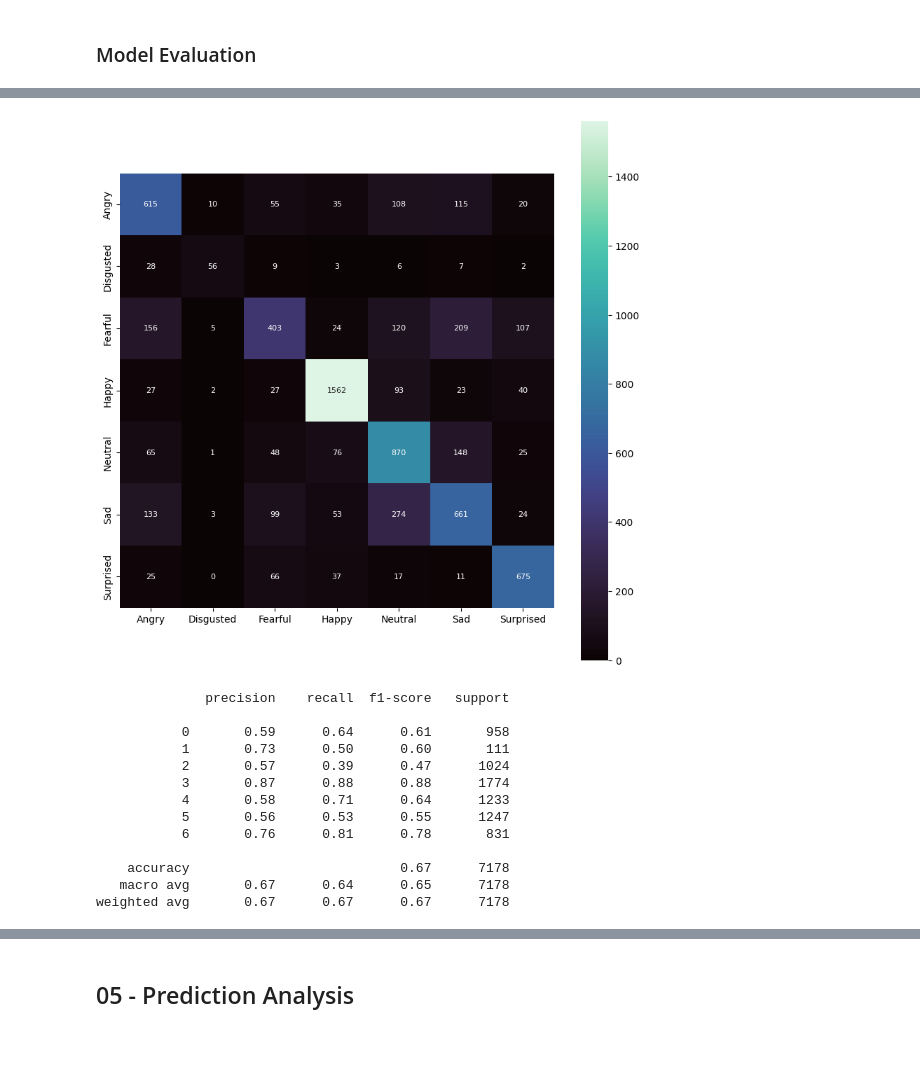
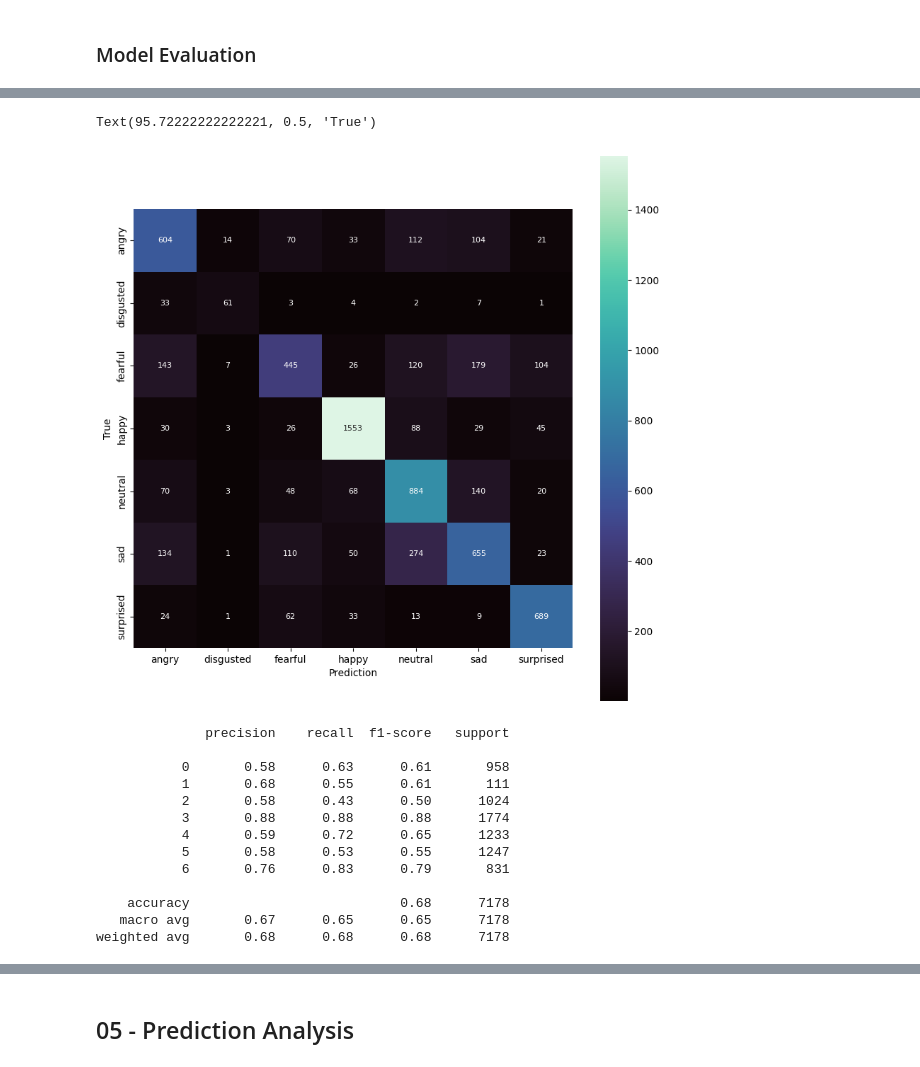
Before and after one commit to ediashta/Facial-Expression-CNN, a Jupyter notebook: h8dsft_P2M2_ediashta.ipynb, the cells around one changed output, grey strips where cells are left out. Saved outputs shown, nothing was run; the diff lists cells and outputs as text; code cells hidden in the pictures.

Commit message:
commit final model

```diff
--- a/h8dsft_P2M2_ediashta.ipynb
+++ b/h8dsft_P2M2_ediashta.ipynb
@@ -714,7 +715,7 @@ def build_model():
 
         model.add(
         Dense(
-        128,
+        512,
         activation='elu',
         kernel_initializer='he_normal',
         name='dense_1'
@@ -723,6 +724,18 @@ def build_model():
         model.add(BatchNormalization(name='batchnorm_7'))
 
         model.add(Dropout(0.6, name='dropout_4'))
+
+        model.add(
+        Dense(
+        256,
+        activation='elu',
+        kernel_initializer='he_normal',
+        name='dense_2'
+        )
+        )
+        model.add(BatchNormalization(name='batchnorm_8'))
+
+        model.add(Dropout(0.6, name='dropout_5'))
 
         model.add(
         Dense(
@@ -878,24 +891,28 @@ cm_array_ft = confusion_matrix(y_true=y_test_ft, y_pred=y_preds_ft)
 # %%
 plt.figure(figsize=(10,10))
 ax = sns.heatmap(cm_array_ft, cmap="mako",
                  annot=True, square=True,
                  annot_kws={"size": 8}, fmt='g',
                  xticklabels=class_labels, yticklabels=class_labels)
+
+plt.xlabel("Prediction")
+plt.ylabel("True")
 # %% [output]
+Text(95.72222222222221, 0.5, 'True')
-[figure, old version]
+[figure, new version]
 # %%
 print(classification_report(y_true=y_test_ft, y_pred=y_preds_ft))
 # %% [output]
               precision    recall  f1-score   support
 
-           0       0.59      0.64      0.61       958
-           1       0.73      0.50      0.60       111
-           2       0.57      0.39      0.47      1024
-           3       0.87      0.88      0.88      1774
-           4       0.58      0.71      0.64      1233
-           5       0.56      0.53      0.55      1247
-           6       0.76      0.81      0.78       831
+           0       0.58      0.63      0.61       958
+           1       0.68      0.55      0.61       111
+           2       0.58      0.43      0.50      1024
+           3       0.88      0.88      0.88      1774
+           4       0.59      0.72      0.65      1233
+           5       0.58      0.53      0.55      1247
+           6       0.76      0.83      0.79       831
 
-    accuracy                           0.67      7178
-   macro avg       0.67      0.64      0.65      7178
-weighted avg       0.67      0.67      0.67      7178
+    accuracy                           0.68      7178
+   macro avg       0.67      0.65      0.65      7178
+weighted avg       0.68      0.68      0.68      7178
```
Also changed, not shown: parts of 29 cells of this notebook, 17 other files.
